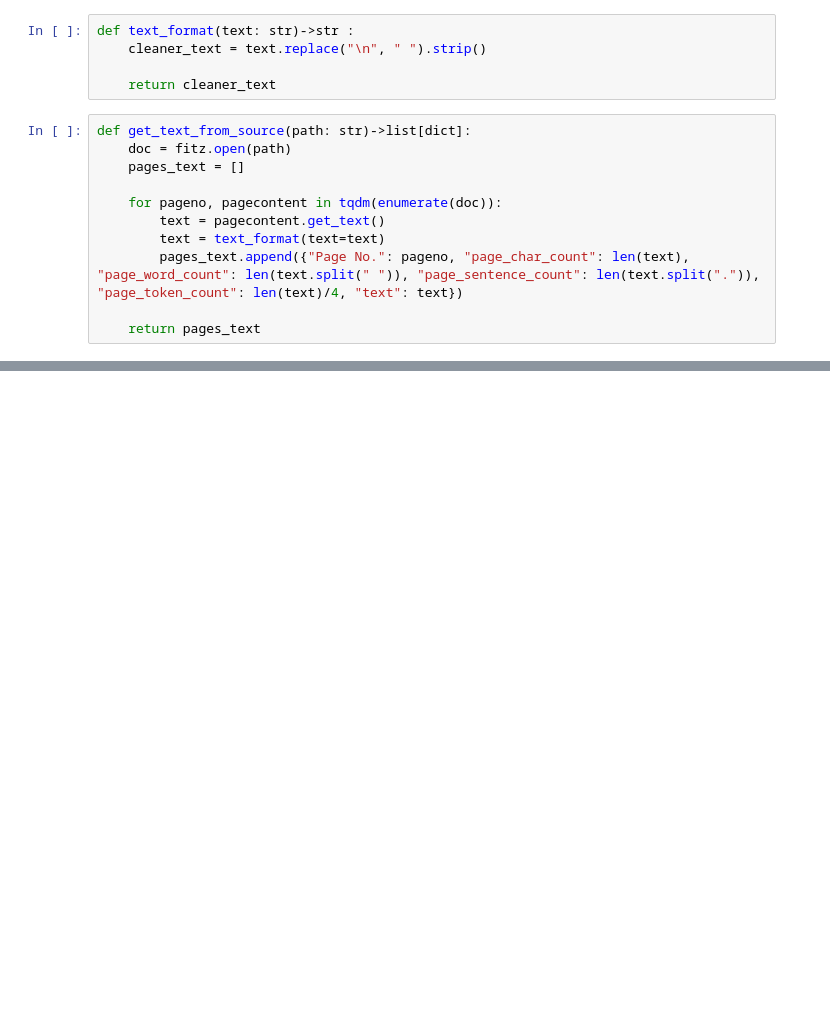
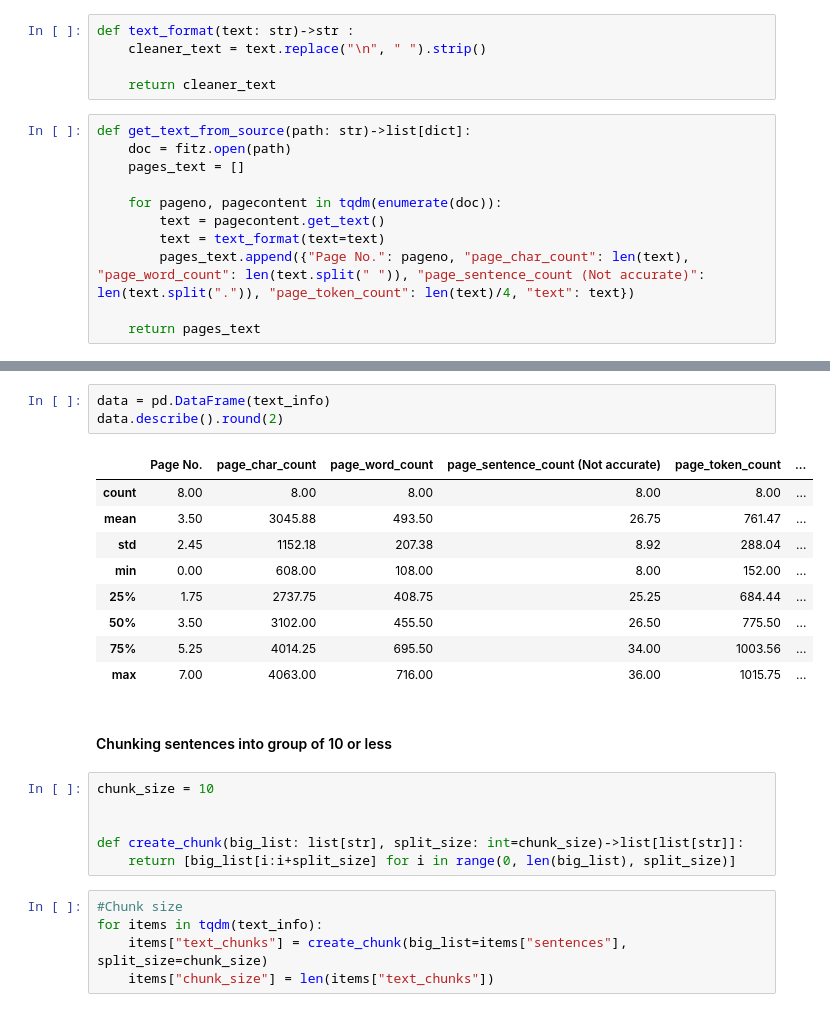
Before and after one commit to SS56Bo/RAG-Application, a Jupyter notebook: model.ipynb, the cells around one changed output, grey strips where cells are left out. Drawn from its saved outputs; the diff is of its cells as text; blank space fills up the shorter version.

Commit message:
Chunks

```diff
--- a/model.ipynb
+++ b/model.ipynb
@@ -18,7 +22,7 @@ def get_text_from_source(path: str)->list[dict]:
     for pageno, pagecontent in tqdm(enumerate(doc)):
         text = pagecontent.get_text()
         text = text_format(text=text)
-        pages_text.append({"Page No.": pageno, "page_char_count": len(text), "page_word_count": len(text.split(" ")), "page_sentence_count": len(text.split(".")), "page_token_count": len(text)/4, "text": text})
+        pages_text.append({"Page No.": pageno, "page_char_count": len(text), "page_word_count": len(text.split(" ")), "page_sentence_count (Not accurate)": len(text.split(".")), "page_token_count": len(text)/4, "text": text})
 
     return pages_text
 # %% [markdown]
@@ -49,0 +92,26 @@ random.sample(text_info, k=3)
+# %%
+data = pd.DataFrame(text_info)
+data.describe().round(2)
+# %% [output]
+|  | Page No. | page_char_count | page_word_count | page_sentence_count (Not accurate) | page_token_count | ... |
+| count | 8.00 | 8.00 | 8.00 | 8.00 | 8.00 | ... |
+| mean | 3.50 | 3045.88 | 493.50 | 26.75 | 761.47 | ... |
+| std | 2.45 | 1152.18 | 207.38 | 8.92 | 288.04 | ... |
+| min | 0.00 | 608.00 | 108.00 | 8.00 | 152.00 | ... |
+| 25% | 1.75 | 2737.75 | 408.75 | 25.25 | 684.44 | ... |
+| 50% | 3.50 | 3102.00 | 455.50 | 26.50 | 775.50 | ... |
+| 75% | 5.25 | 4014.25 | 695.50 | 34.00 | 1003.56 | ... |
+| max | 7.00 | 4063.00 | 716.00 | 36.00 | 1015.75 | ... |
+# %% [markdown]
+#### Chunking sentences into group of 10 or less
+# %%
+chunk_size = 10
+
+
+def create_chunk(big_list: list[str], split_size: int=chunk_size)->list[list[str]]:
+    return [big_list[i:i+split_size] for i in range(0, len(big_list), split_size)]
+# %%
+#Chunk size
+for items in tqdm(text_info):
+    items["text_chunks"] = create_chunk(big_list=items["sentences"], split_size=chunk_size)
+    items["chunk_size"] = len(items["text_chunks"])
```
Also changed, not shown: parts of 13 cells of this notebook.
